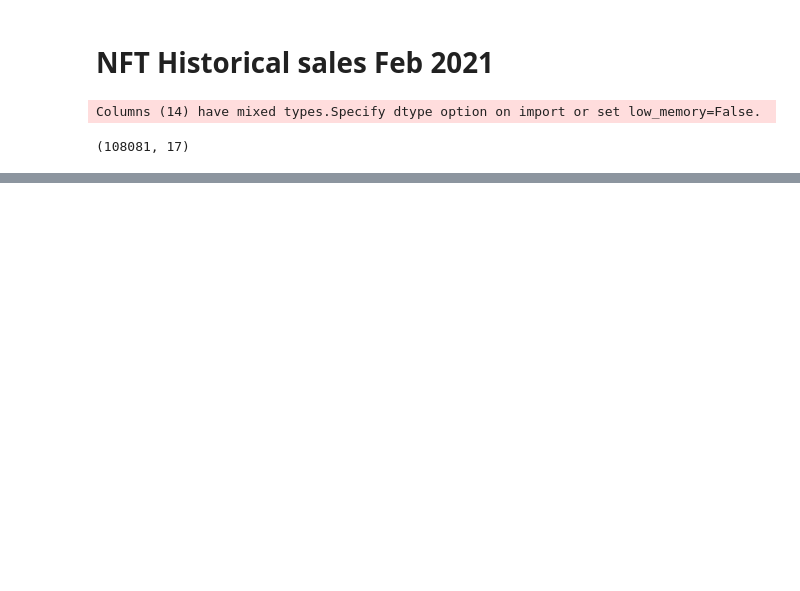
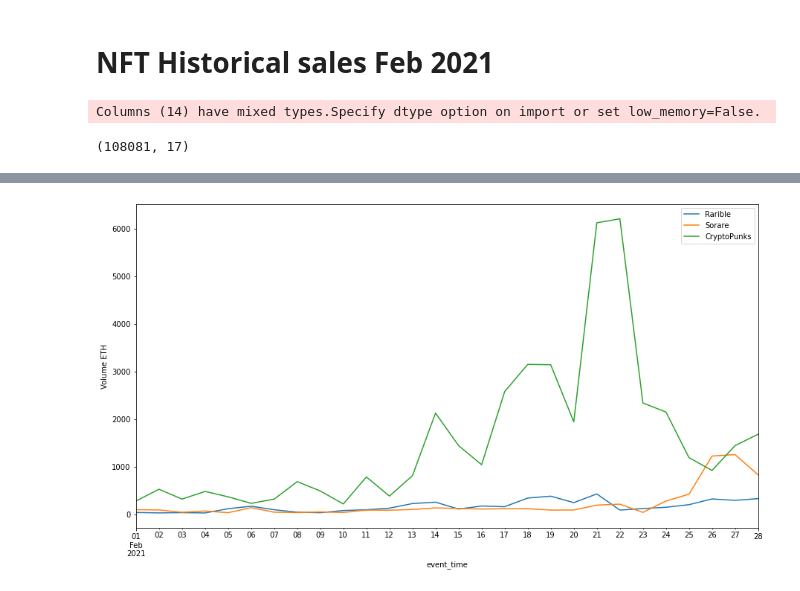
Before and after one commit to Checco9811/opensea-api-nft-sales, a Jupyter notebook: eda.ipynb, the cells around one changed output, grey strips where cells are left out. Cells and saved outputs as stored; diff of their text form; code cells hidden in the pictures; blank space fills up the shorter version.

```diff
--- a/eda.ipynb
+++ b/eda.ipynb
@@ -66,5 +56,0 @@ fig.show()
-# %%
-daily_volume_eth = df[df.event_payment_symbol == 'ETH'].set_index('event_time') \
-                        .groupby('collection_name').event_total_price.resample('1D').sum() \
-                        .reset_index().pivot(index='event_time', columns='collection_name', values='event_total_price') \
-                        .fillna(0.0).reset_index()
@@ -102,0 +67,10 @@ fig.show()
+# %%
+plt.figure(figsize=(15,8))
+daily_volume_eth[daily_volume_eth['collection_name'] == 'Rarible']['event_total_price'].plot(label='Rarible')
+daily_volume_eth[daily_volume_eth['collection_name'] == 'Sorare']['event_total_price'].plot(label='Sorare')
+daily_volume_eth[daily_volume_eth['collection_name'] == 'CryptoPunks']['event_total_price'].plot(label='CryptoPunks')
+plt.ylabel('Volume ETH')
+plt.legend()
+plt.show()
+# %% [output]
+[figure, added]
```
Also changed, not shown: parts of 10 cells of this notebook.
